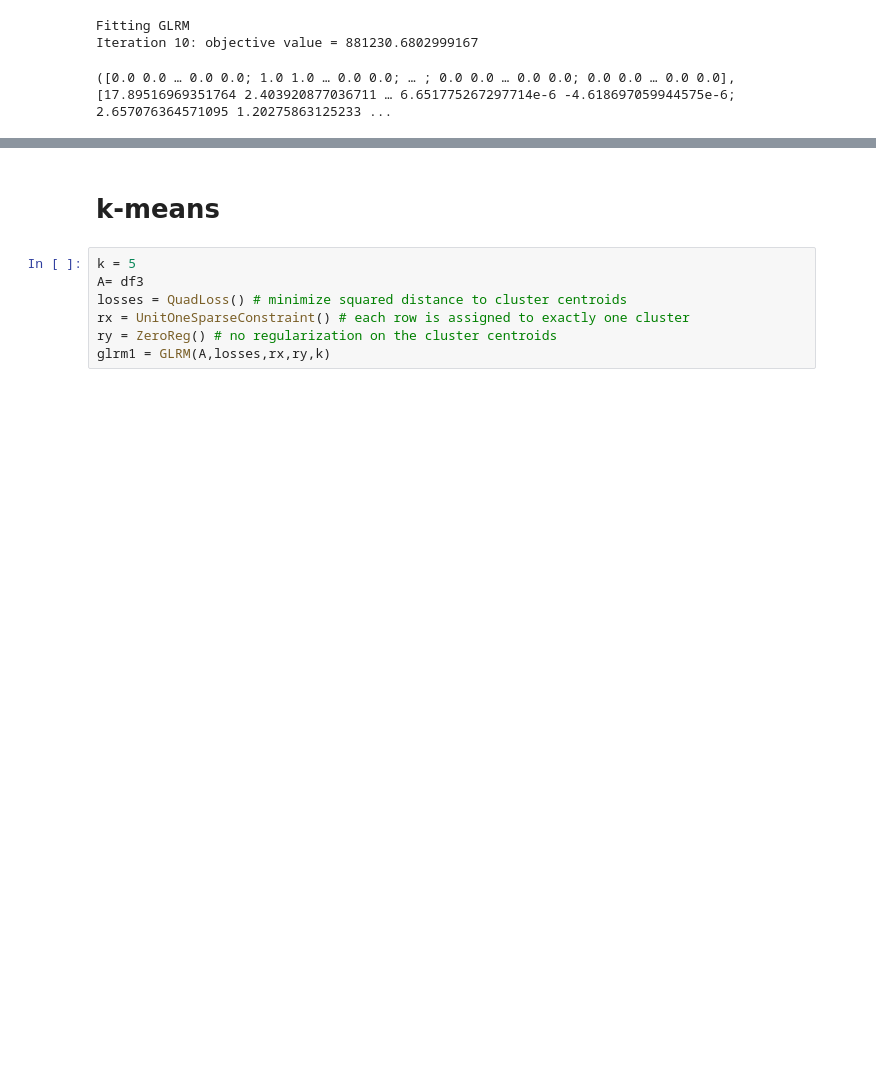
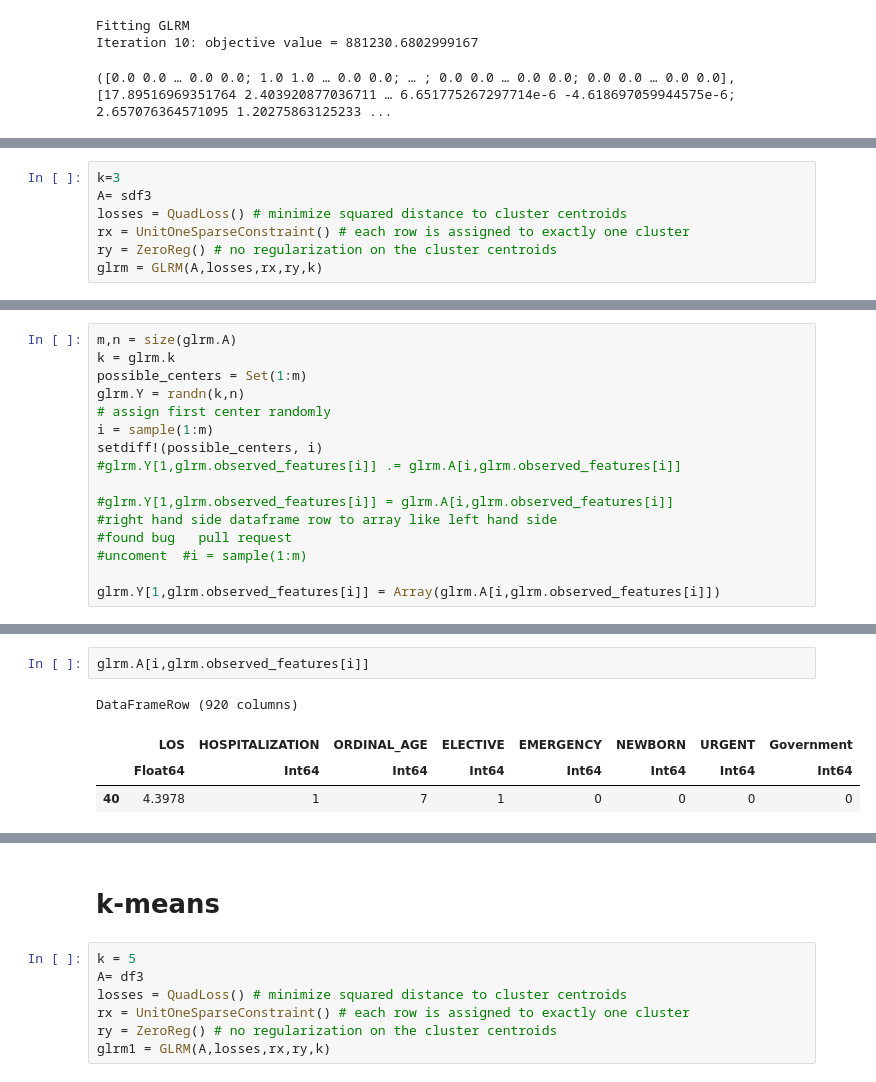
Before and after one commit to kathy908000/Health-Care-Research, a Jupyter notebook: code/glrm_kmeans1.ipynb, the cells around one changed output, grey strips where cells are left out. Drawn from its saved outputs; the diff is of its cells as text; blank space fills up the shorter version.

Commit message:
glrm update

```diff
--- a/code/glrm_kmeans1.ipynb
+++ b/code/glrm_kmeans1.ipynb
@@ -156,0 +217,7 @@ hypertension kmeans initialization
+# %%
+k=3
+A= sdf3
+losses = QuadLoss() # minimize squared distance to cluster centroids
+rx = UnitOneSparseConstraint() # each row is assigned to exactly one cluster
+ry = ZeroReg() # no regularization on the cluster centroids
+glrm = GLRM(A,losses,rx,ry,k)
@@ -156,0 +242,16 @@ hypertension kmeans initialization
+# %%
+m,n = size(glrm.A)
+k = glrm.k
+possible_centers = Set(1:m)
+glrm.Y = randn(k,n)
+# assign first center randomly
+i = sample(1:m)
+setdiff!(possible_centers, i)
+#glrm.Y[1,glrm.observed_features[i]] .= glrm.A[i,glrm.observed_features[i]]
+
+#glrm.Y[1,glrm.observed_features[i]] = glrm.A[i,glrm.observed_features[i]]
+#right hand side dataframe row to array like left hand side
+#found bug   pull request
+#uncoment  #i = sample(1:m)
+
+glrm.Y[1,glrm.observed_features[i]] = Array(glrm.A[i,glrm.observed_features[i]])
@@ -156,0 +296,7 @@ hypertension kmeans initialization
+# %%
+glrm.A[i,glrm.observed_features[i]]
+# %% [output]
+DataFrameRow (920 columns)
+|  | LOS | HOSPITALIZATION | ORDINAL_AGE | ELECTIVE | EMERGENCY | NEWBORN | URGENT | Government |
+|  | Float64 | Int64 | Int64 | Int64 | Int64 | Int64 | Int64 | Int64 |
+| 40 | 4.3978 | 1 | 7 | 1 | 0 | 0 | 0 | 0 |
```
Also changed, not shown: parts of 18 cells of this notebook, 1 other file.
